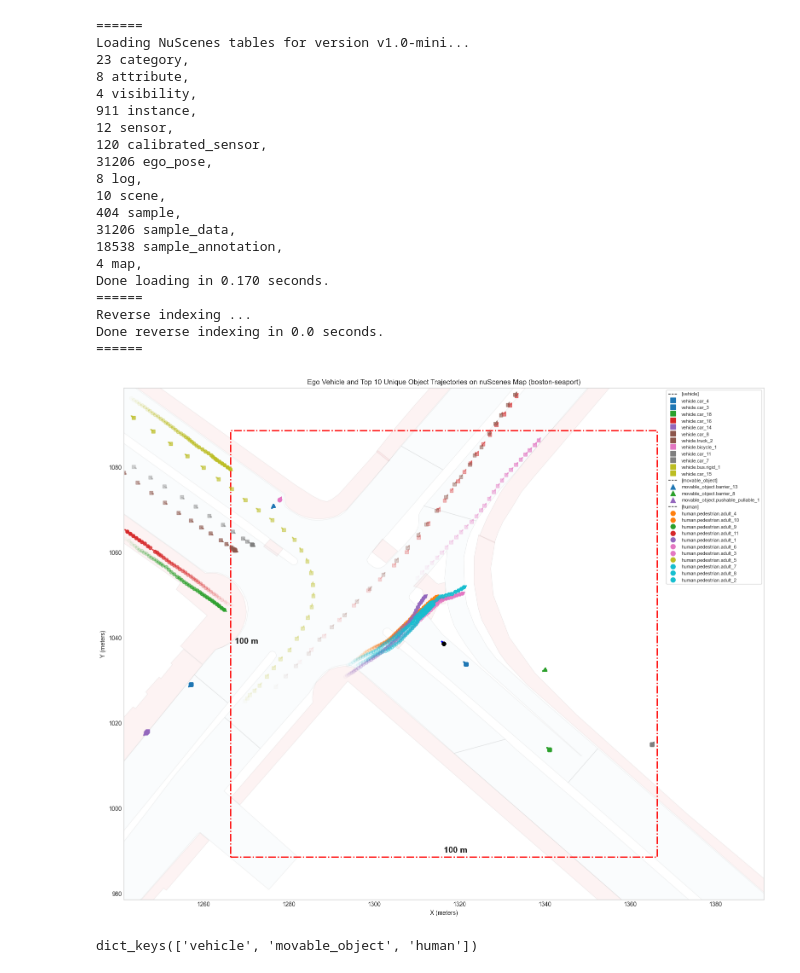
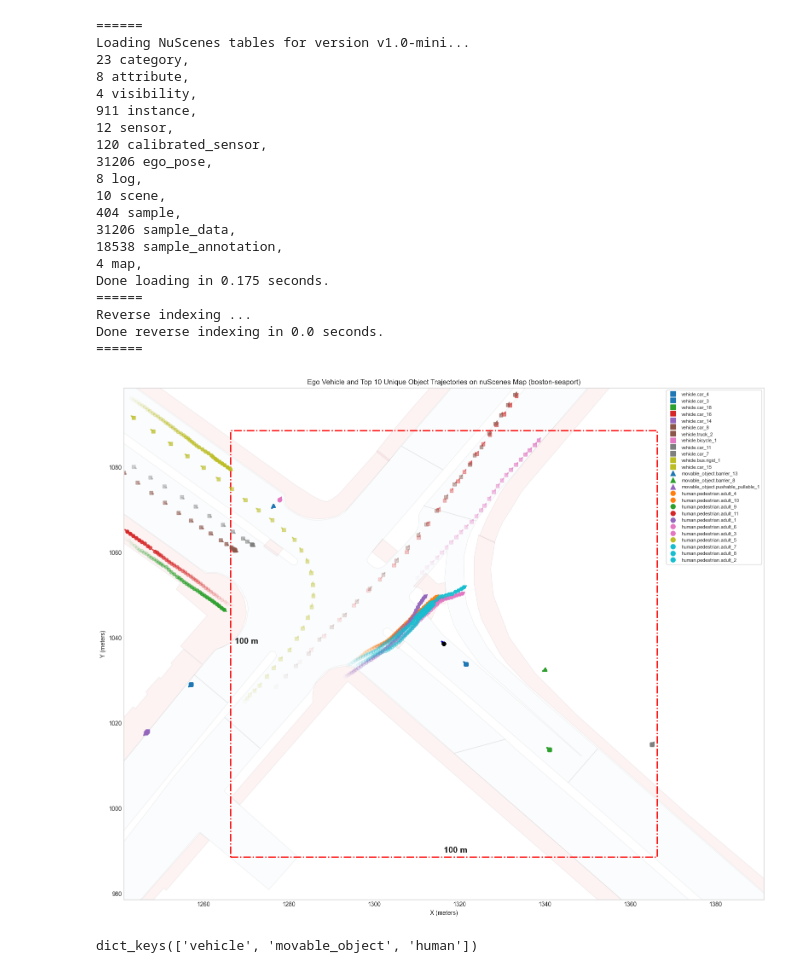
Before and after one commit to Akashleena/FramesforAV, a Jupyter notebook: visualization_with_map.ipynb, the cells around one changed output. Drawn from its saved outputs; the diff is of its cells as text; code cells hidden in the pictures.

Commit message:
make legends categorized

```diff
--- a/visualization_with_map.ipynb
+++ b/visualization_with_map.ipynb
@@ -160,42 +160,42 @@ legend_entries = []
 for cat in category_order:
     if cat in grouped_legend:
         # Add a group title with dashed line
-        legend_entries.append(
-            plt.Line2D([0], [0], linestyle='--', linewidth=1, color='black', label=f'[{cat}]')
-        )
+        # legend_entries.append(
+        #     plt.Line2D([0], [0], linestyle='--', linewidth=1, color='black', label=f'[{cat}]')
+        # )
         for name, marker, color in grouped_legend[cat]:
             entry = plt.Line2D([0], [0], marker=marker, color=color, markersize=8,
                                linestyle='None', label=name)
             legend_entries.append(entry)
 
 plt.title(f"Ego Vehicle and Top 10 Unique Object Trajectories on nuScenes Map ({location})")
 plt.xlabel("X (meters)")
 plt.ylabel("Y (meters)")
 plt.legend(handles=legend_entries, loc='upper right', fontsize=8, frameon=True)
 plt.grid()
 plt.show()
 # %% [output]
 ======
 Loading NuScenes tables for version v1.0-mini...
 23 category,
 8 attribute,
 4 visibility,
 911 instance,
 12 sensor,
 120 calibrated_sensor,
 31206 ego_pose,
 8 log,
 10 scene,
 404 sample,
 31206 sample_data,
 18538 sample_annotation,
 4 map,
-Done loading in 0.170 seconds.
+Done loading in 0.175 seconds.
 ======
 Reverse indexing ...
 Done reverse indexing in 0.0 seconds.
 ======
-[figure, old version]
+[figure, new version]
 # %%
 grouped_legend.keys()
 # %% [output]
```
Also changed, not shown: parts of 1 cell of this notebook.
